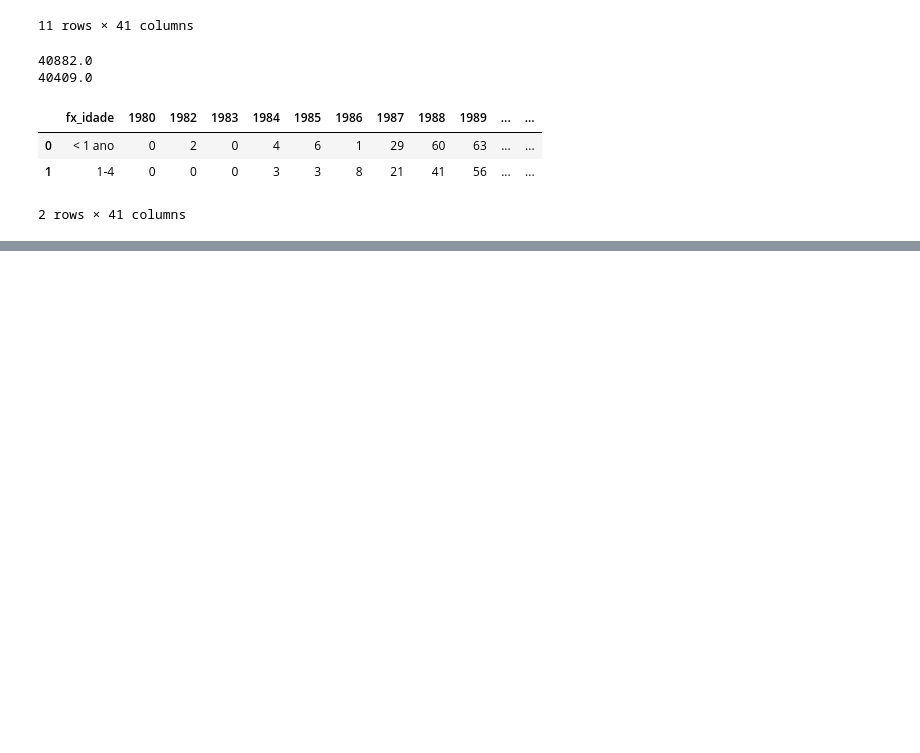
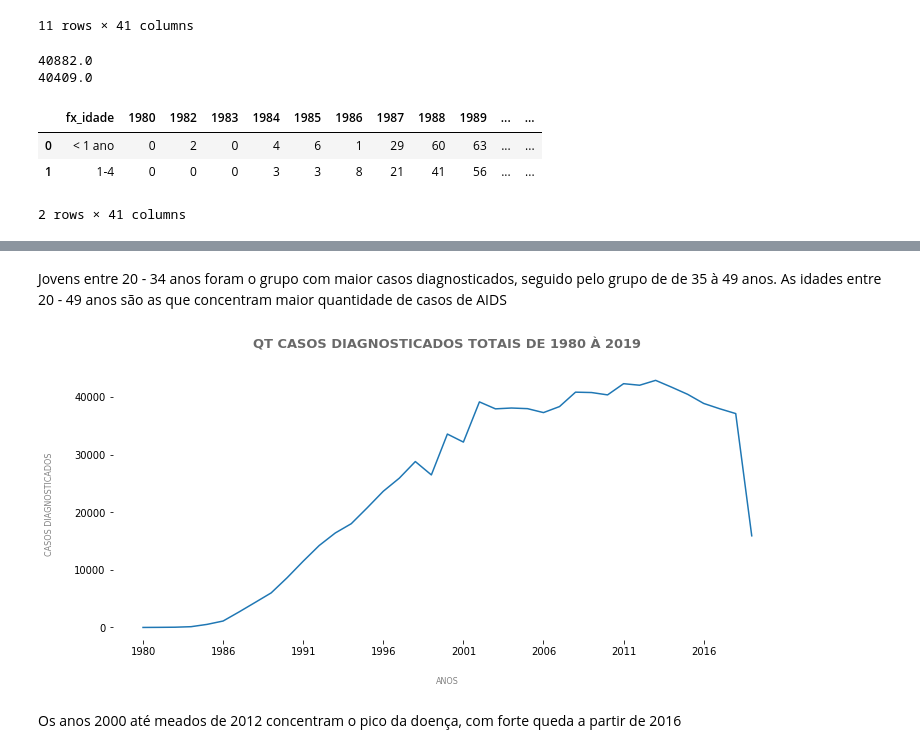
Before and after one commit to daianeklein/bootcamp-Alura, a Jupyter notebook: Desafio-Modulo1.ipynb, the cells around one changed output, grey strips where cells are left out. Cells and saved outputs as stored; diff of their text form; code cells hidden in the pictures; blank space fills up the shorter version.

```diff
--- a/Desafio-Modulo1.ipynb
+++ b/Desafio-Modulo1.ipynb
@@ -63,0 +123,18 @@ df.drop(['fx_idade', 'Total'], axis = 1).sum().sum()
+# %% [markdown]
+Jovens entre 20 - 34 anos foram o grupo com maior casos diagnosticados, seguido pelo grupo de de 35 à 49 anos.
+As idades entre 20 - 49 anos são as que concentram maior quantidade de casos de AIDS
+# %%
+
+df.drop(['fx_idade', 'Total'], axis = 1).sum().plot(figsize=(12,5))
+
+s2 = plt.title('QT CASOS DIAGNOSTICADOS TOTAIS DE 1980 À 2019',
+               pad = 20,
+         fontsize = 13, color ='dimgrey', fontweight = 'bold')
+
+s2 = sns.despine(bottom = True, left=True)
+s2 = plt.xlabel('ANOS', color = 'grey', labelpad = 20, fontsize = 8)
+s2 = plt.ylabel('CASOS DIAGNOSTICADOS', color = 'grey', labelpad = 20, fontsize = 8)
+# %% [output]
+[figure, added]
+# %% [markdown]
+Os anos 2000 até meados de 2012 concentram o pico da doença, com forte queda a partir de 2016
```
Also changed, not shown: parts of 21 cells of this notebook.
